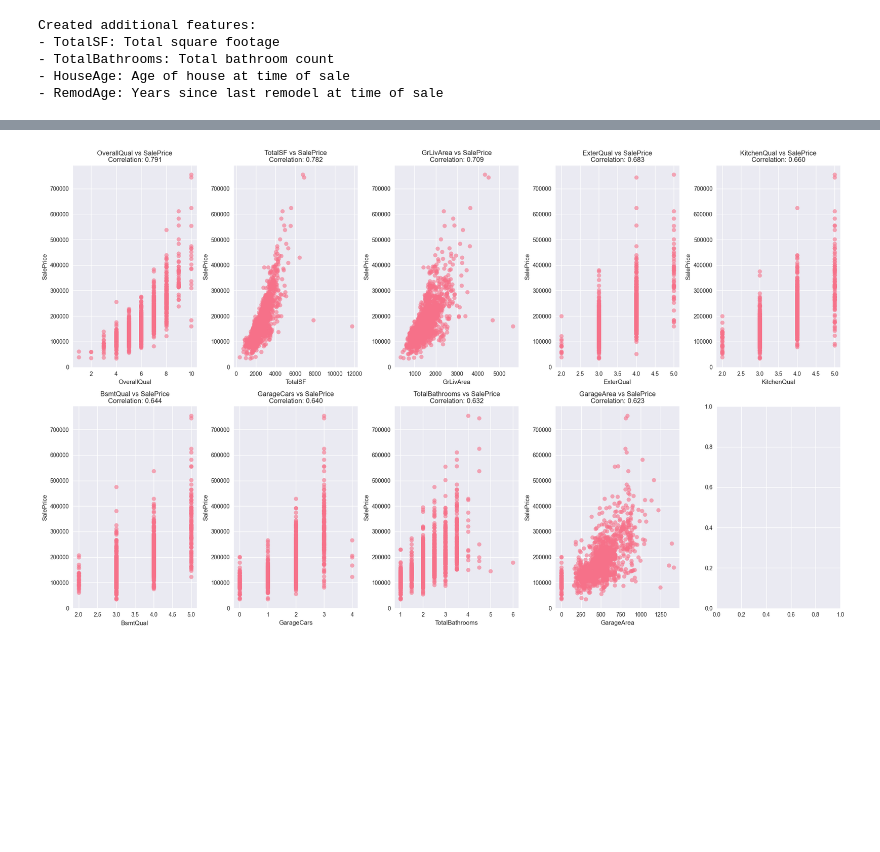
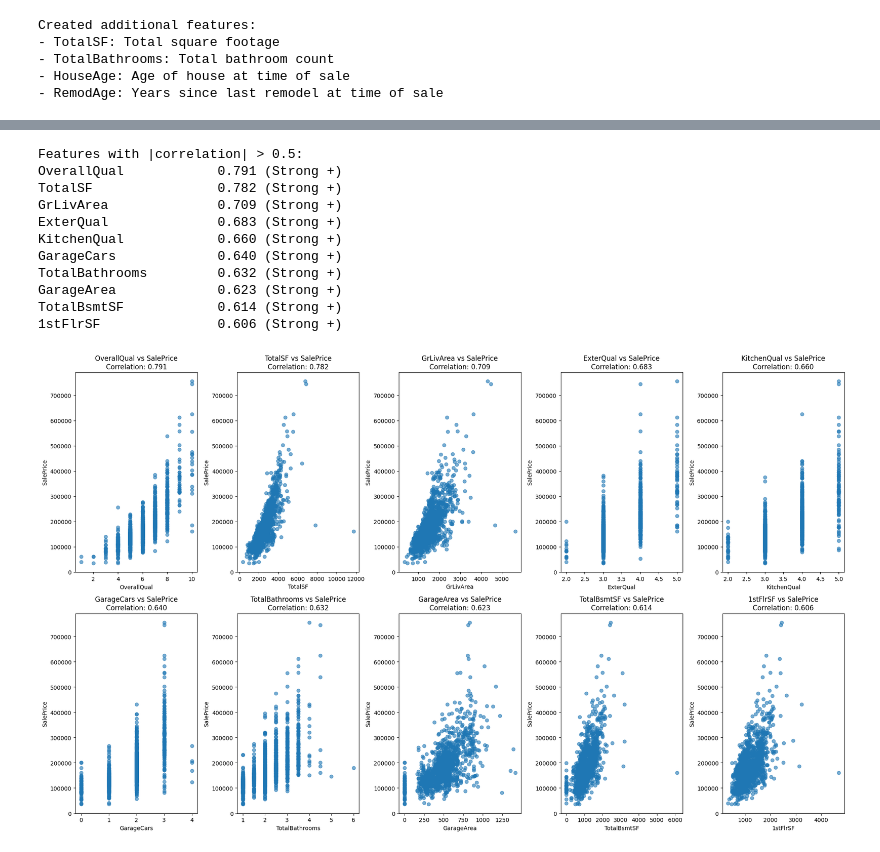
Before and after one commit to wh33les/housing-prices-prediction, a Jupyter notebook: 01_house_prices_eda_and_preprocessing.ipynb, the cells around one changed output, grey strips where cells are left out. Saved outputs shown, nothing was run; the diff lists cells and outputs as text; code cells hidden in the pictures; blank space fills up the shorter version.

```diff
--- a/01_house_prices_eda_and_preprocessing.ipynb
+++ b/01_house_prices_eda_and_preprocessing.ipynb
@@ -318,6 +381,8 @@ df_all["TotalBathrooms"] = (
 )
 df_all["HouseAge"] = df_all["YrSold"] - df_all["YearBuilt"]
 df_all["RemodAge"] = df_all["YrSold"] - df_all["YearRemodAdd"]
+# Handle any missing YearRemodAdd values
+df_all["RemodAge"] = df_all["RemodAge"].fillna(0)  # 0 = never remodeled
 
 print("Created additional features:")
 print("- TotalSF: Total square footage")
@@ -353,9 +400,5 @@ Missing values: 2224
 # %%
-# Analyze numerical features
-numerical_features = df_all.select_dtypes(include=[np.number]).columns
-numerical_features = numerical_features.drop("SalePrice")  # Remove target if present
-
-print(f"Analyzing {len(numerical_features)} numerical features")
+print(f"Analyzing numerical features")
 
 # Create histograms for numerical features
 fig, axes = plt.subplots(
@@ -369,7 +412,6 @@ for idx, feature in enumerate(numerical_features):
     if idx < len(axes):
         df_all[feature].hist(bins=30, ax=axes[idx], alpha=0.7)
         axes[idx].set_title(f"{feature}", fontsize=12)
-        axes[idx].set_xlabel(feature)
         axes[idx].set_ylabel("Frequency")
 
 # Hide empty subplots
@@ -386,9 +428,5 @@ Analyzing 57 numerical features
 # %%
-# Analyze categorical features
-categorical_features = df_all.select_dtypes(include=["object"]).columns
-categorical_features = categorical_features.drop("Id")  # Remove ID
-
-print(f"Analyzing {len(categorical_features)} categorical features")
+print(f"Analyzing categorical features' distribution")
 
 # Create bar plots for categorical features
 n_cols = 3
@@ -402,7 +440,7 @@ for idx, feature in enumerate(categorical_features):
         value_counts = df_all[feature].value_counts()
         value_counts.plot(kind="bar", ax=axes[idx], rot=45)
         axes[idx].set_title(f"{feature}", fontsize=12)
-        axes[idx].set_xlabel("")
+        axes[idx].set_ylabel("Frequency")
         axes[idx].tick_params(axis="x", labelsize=8)
 
 # Hide empty subplots
@@ -508,21 +577,54 @@ HouseAge        -0.523350
 Name: SalePrice, dtype: float64
 # %%
-# Visualize top correlations
-top_features = correlations.head(10).index[1:]  # Exclude SalePrice itself
+# Get features with correlation strength > 0.5 (ignoring sign)
+strong_correlations = correlations[abs(correlations) > 0.5]
+top_features = strong_correlations.abs().sort_values(ascending=False).head(10).index
+
+print(f"Features with |correlation| > 0.5:")
+for feature in top_features:
+    corr_val = correlations[feature]
+    strength = (
+        "Strong +"
+        if corr_val > 0.5
+        else (
+            "Moderate +"
+            if corr_val > 0.3
+            else (
+                "Strong -"
+                if corr_val < -0.5
+                else "Moderate -" if corr_val < -0.3 else "Weak"
+            )
+        )
+    )
+    print(f"{feature:<20} {corr_val:>7.3f} ({strength})")
+
 
 fig, axes = plt.subplots(2, 5, figsize=(20, 12))
+
 axes = axes.ravel()
 
 for idx, feature in enumerate(top_features):
     axes[idx].scatter(train_data[feature], train_data["SalePrice"], alpha=0.6)
     axes[idx].set_xlabel(feature)
     axes[idx].set_ylabel("SalePrice")
     axes[idx].set_title(
         f"{feature} vs SalePrice\nCorrelation: {correlations[feature]:.3f}"
     )
 
+
 plt.tight_layout()
 plt.show()
 # %% [output]
+Features with |correlation| > 0.5:
+OverallQual            0.791 (Strong +)
+TotalSF                0.782 (Strong +)
+GrLivArea              0.709 (Strong +)
+ExterQual              0.683 (Strong +)
+KitchenQual            0.660 (Strong +)
+GarageCars             0.640 (Strong +)
+TotalBathrooms         0.632 (Strong +)
+GarageArea             0.623 (Strong +)
+TotalBsmtSF            0.614 (Strong +)
+1stFlrSF               0.606 (Strong +)
-[figure, old version]
+[figure, new version]
 # %% [markdown]
```
Also changed, not shown: parts of 42 cells of this notebook, 13 other files.
